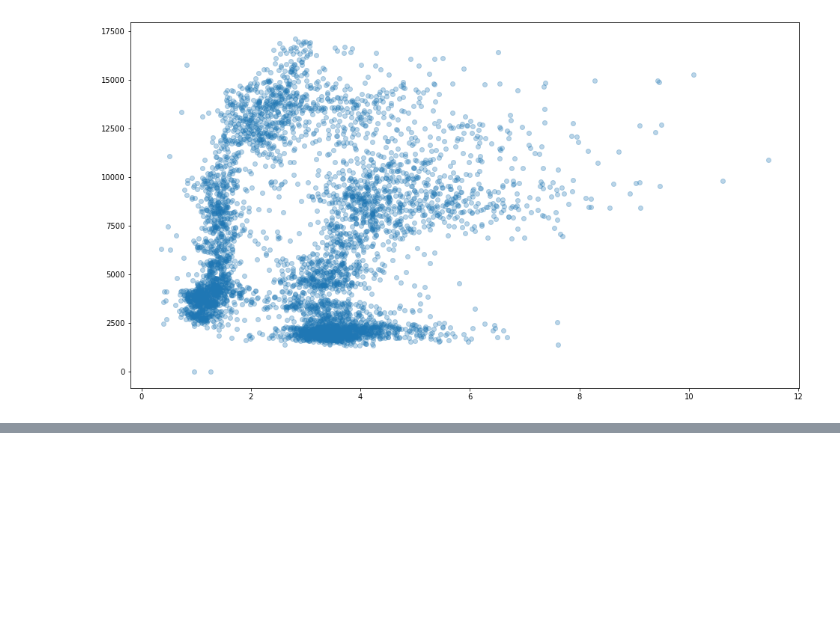
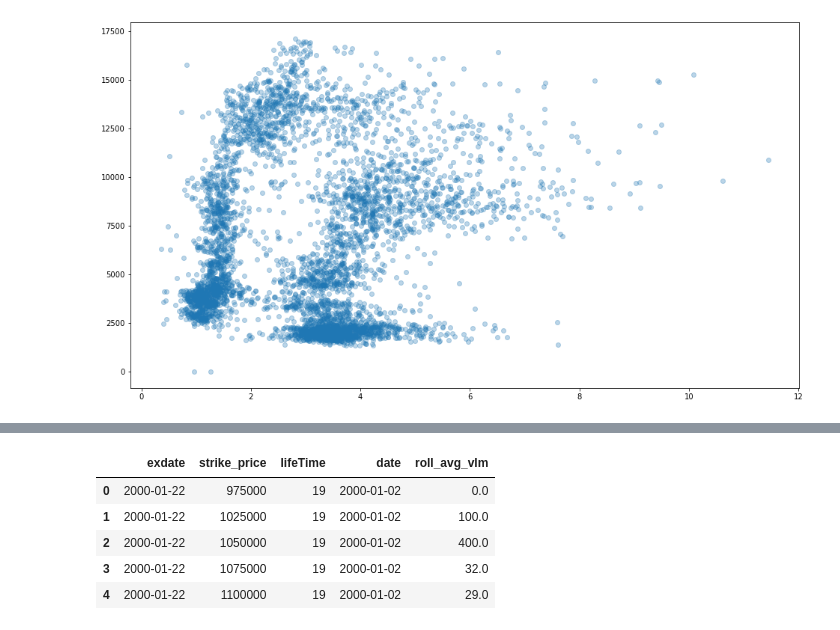
Before and after one commit to brianward92/Options, a Jupyter notebook: univariate_analysis.ipynb, the cells around one changed output, grey strips where cells are left out. Cells and saved outputs as stored; diff of their text form; code cells hidden in the pictures; blank space fills up the shorter version.

```diff
--- a/univariate_analysis.ipynb
+++ b/univariate_analysis.ipynb
@@ -123,0 +171,9 @@ plt.scatter(df_plt['Volume'] / 1e9, df_plt['open_interest'], alpha = 0.3)
+# %%
+df_adv.head()
+# %% [output]
+|  | exdate | strike_price | lifeTime | date | roll_avg_vlm |
+| 0 | 2000-01-22 | 975000 | 19 | 2000-01-02 | 0.0 |
+| 1 | 2000-01-22 | 1025000 | 19 | 2000-01-02 | 100.0 |
+| 2 | 2000-01-22 | 1050000 | 19 | 2000-01-02 | 400.0 |
+| 3 | 2000-01-22 | 1075000 | 19 | 2000-01-02 | 32.0 |
+| 4 | 2000-01-22 | 1100000 | 19 | 2000-01-02 | 29.0 |
```
Also changed, not shown: parts of 20 cells of this notebook.
